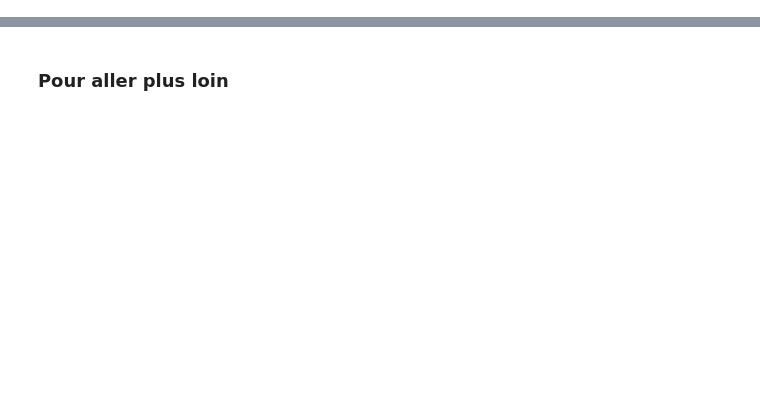
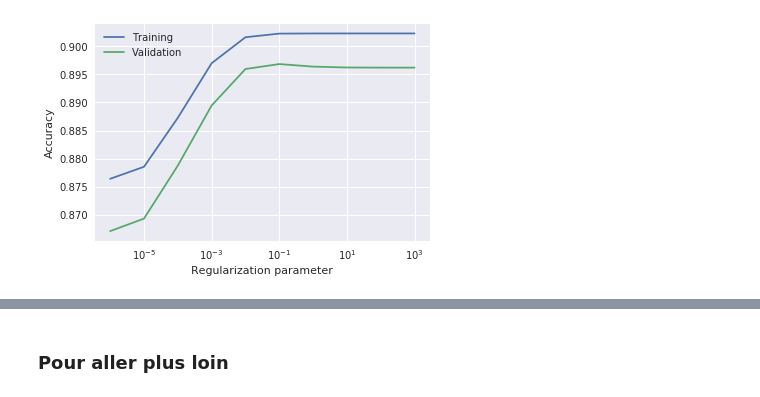
Before and after one commit to RomainSa/Adult-Census-Income, a Jupyter notebook: adult-census-income-study.ipynb, the cells around one changed output, grey strips where cells are left out. Cells and saved outputs as stored; diff of their text form; code cells hidden in the pictures; blank space fills up the shorter version.

```diff
--- a/adult-census-income-study.ipynb
+++ b/adult-census-income-study.ipynb
@@ -51,0 +151,2 @@ dtype: object
+# %%
+y = pd.get_dummies(data.income)['>50K']
@@ -51,0 +156,14 @@ dtype: object
+# %%
+categorical_variables = ['workclass', 'education', 'marital.status', 'occupation',
+                         'relationship', 'race', 'sex', 'native.country']
+X = pd.DataFrame()
+for variable in [col for col in data.columns if col != 'income']:
+    if variable in categorical_variables:
+        dummies = pd.get_dummies(data[variable], drop_first=False)
+        column_names = [variable + '_' + category for category in dummies.columns]
+        X[column_names] = dummies
+    else:
+        X[variable] = data[variable]
+
+variables = X.columns
+X = scale(X)
@@ -51,0 +175,3 @@ dtype: object
+# %%
+X_train, X_test, y_train, y_test = train_test_split(X, y, train_size=0.8, random_state=42)
+X_valid, X_test, y_valid, y_test = train_test_split(X_test, y_test, train_size=0.5, random_state=42)
@@ -51,0 +187,22 @@ dtype: object
+# %%
+C_list =  [1e-6, 1e-5, 1e-4, 1e-3, 1e-2, 0.10, 1, 1e1, 1e2, 1e3]
+train_result = []
+valid_result = []
+regressions = []
+
+for C in C_list:
+    lr = LogisticRegression(C=C, class_weight ='balanced')
+    lr.fit(X_train, y_train)
+    regressions.append(lr)
+    train_result.append(roc_auc_score(y_train, lr.predict_proba(X_train)[:,1]))
+    valid_result.append(roc_auc_score(y_valid, lr.predict_proba(X_valid)[:,1]))
+
+plt.plot(C_list, train_result)
+plt.plot(C_list, valid_result)
+plt.xscale('log')
+plt.xlabel('Regularization parameter')
+plt.ylabel('Accuracy')
+plt.legend(['Training', 'Validation'], loc=0)
+plt.show()
+# %% [output]
+[figure, added]
```
Also changed, not shown: parts of 56 cells of this notebook.
